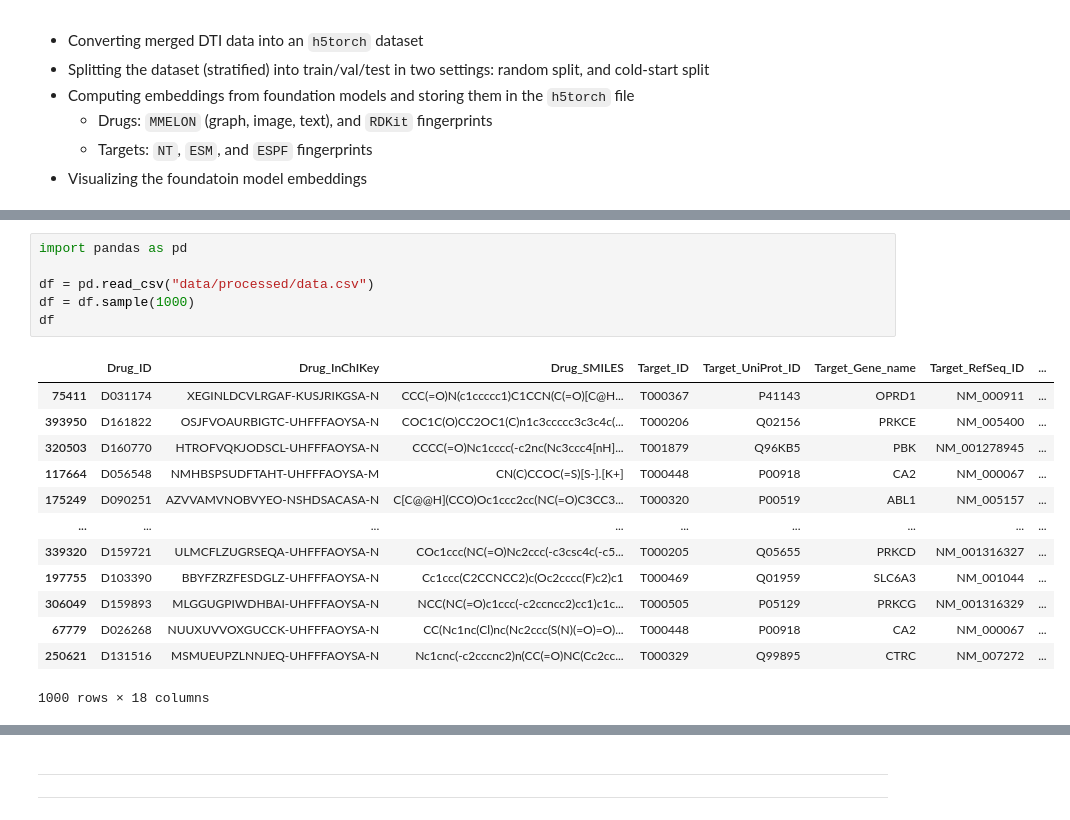
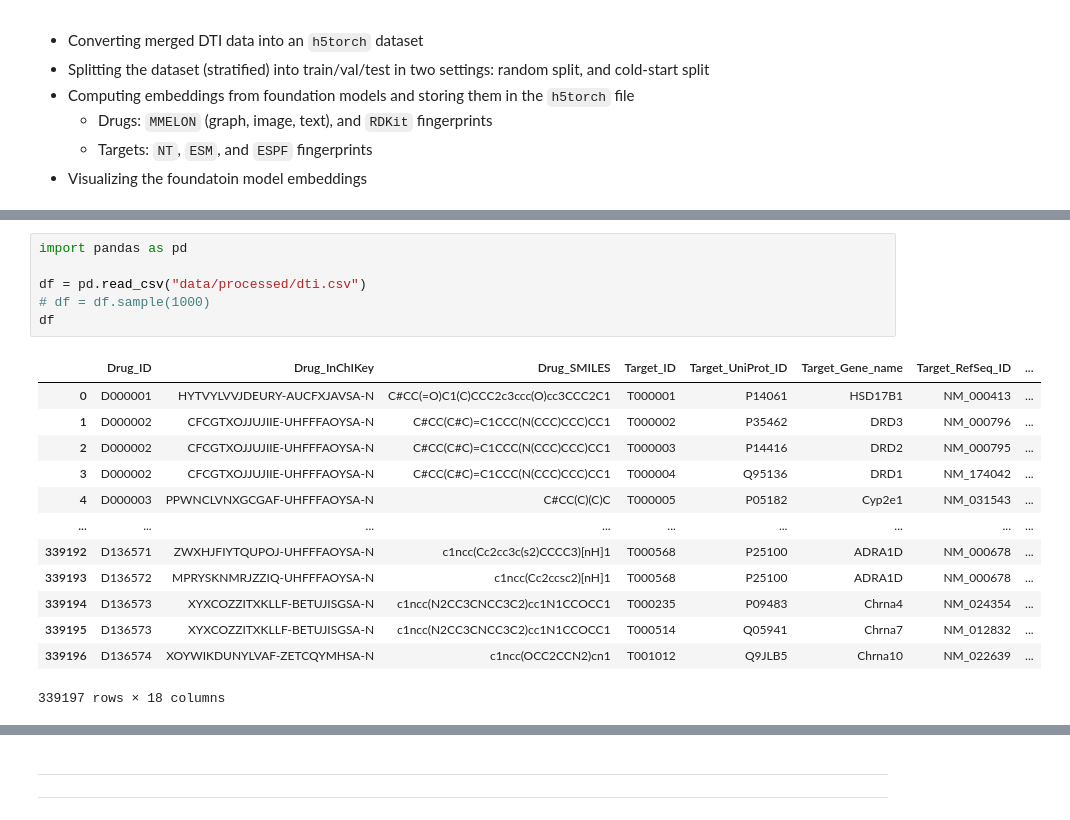
Before and after one commit to robsyc/MB-VAE-DTI, a Jupyter notebook: notebooks/processing.ipynb, the cells around one changed output, grey strips where cells are left out. Cells and saved outputs as stored; diff of their text form.

```diff
--- a/notebooks/processing.ipynb
+++ b/notebooks/processing.ipynb
@@ -13,21 +15,21 @@ from resolve import *
 # %%
 import pandas as pd
 
-df = pd.read_csv("data/processed/data.csv")
-df = df.sample(1000)
+df = pd.read_csv("data/processed/dti.csv")
+# df = df.sample(1000)
 df
 # %% [output]
 |  | Drug_ID | Drug_InChIKey | Drug_SMILES | Target_ID | Target_UniProt_ID | Target_Gene_name | Target_RefSeq_ID | ... |
-| 75411 | D031174 | XEGINLDCVLRGAF-KUSJRIKGSA-N | CCC(=O)N(c1ccccc1)C1CCN(C(=O)[C@H... | T000367 | P41143 | OPRD1 | NM_000911 | ... |
-| 393950 | D161822 | OSJFVOAURBIGTC-UHFFFAOYSA-N | COC1C(O)CC2OC1(C)n1c3ccccc3c3c4c(... | T000206 | Q02156 | PRKCE | NM_005400 | ... |
-| 320503 | D160770 | HTROFVQKJODSCL-UHFFFAOYSA-N | CCCC(=O)Nc1cccc(-c2nc(Nc3ccc4[nH]... | T001879 | Q96KB5 | PBK | NM_001278945 | ... |
-| 117664 | D056548 | NMHBSPSUDFTAHT-UHFFFAOYSA-M | CN(C)CCOC(=S)[S-].[K+] | T000448 | P00918 | CA2 | NM_000067 | ... |
-| 175249 | D090251 | AZVVAMVNOBVYEO-NSHDSACASA-N | C[C@@H](CCO)Oc1ccc2cc(NC(=O)C3CC3... | T000320 | P00519 | ABL1 | NM_005157 | ... |
+| 0 | D000001 | HYTVYLVVJDEURY-AUCFXJAVSA-N | C#CC(=O)C1(C)CCC2c3ccc(O)cc3CCC2C1 | T000001 | P14061 | HSD17B1 | NM_000413 | ... |
+| 1 | D000002 | CFCGTXOJJUJIIE-UHFFFAOYSA-N | C#CC(C#C)=C1CCC(N(CCC)CCC)CC1 | T000002 | P35462 | DRD3 | NM_000796 | ... |
+| 2 | D000002 | CFCGTXOJJUJIIE-UHFFFAOYSA-N | C#CC(C#C)=C1CCC(N(CCC)CCC)CC1 | T000003 | P14416 | DRD2 | NM_000795 | ... |
+| 3 | D000002 | CFCGTXOJJUJIIE-UHFFFAOYSA-N | C#CC(C#C)=C1CCC(N(CCC)CCC)CC1 | T000004 | Q95136 | DRD1 | NM_174042 | ... |
+| 4 | D000003 | PPWNCLVNXGCGAF-UHFFFAOYSA-N | C#CC(C)(C)C | T000005 | P05182 | Cyp2e1 | NM_031543 | ... |
 | ... | ... | ... | ... | ... | ... | ... | ... | ... |
-| 339320 | D159721 | ULMCFLZUGRSEQA-UHFFFAOYSA-N | COc1ccc(NC(=O)Nc2ccc(-c3csc4c(-c5... | T000205 | Q05655 | PRKCD | NM_001316327 | ... |
-| 197755 | D103390 | BBYFZRZFESDGLZ-UHFFFAOYSA-N | Cc1ccc(C2CCNCC2)c(Oc2cccc(F)c2)c1 | T000469 | Q01959 | SLC6A3 | NM_001044 | ... |
-| 306049 | D159893 | MLGGUGPIWDHBAI-UHFFFAOYSA-N | NCC(NC(=O)c1ccc(-c2ccncc2)cc1)c1c... | T000505 | P05129 | PRKCG | NM_001316329 | ... |
-| 67779 | D026268 | NUUXUVVOXGUCCK-UHFFFAOYSA-N | CC(Nc1nc(Cl)nc(Nc2ccc(S(N)(=O)=O)... | T000448 | P00918 | CA2 | NM_000067 | ... |
-| 250621 | D131516 | MSMUEUPZLNNJEQ-UHFFFAOYSA-N | Nc1cnc(-c2cccnc2)n(CC(=O)NC(Cc2cc... | T000329 | Q99895 | CTRC | NM_007272 | ... |
+| 339192 | D136571 | ZWXHJFIYTQUPOJ-UHFFFAOYSA-N | c1ncc(Cc2cc3c(s2)CCCC3)[nH]1 | T000568 | P25100 | ADRA1D | NM_000678 | ... |
+| 339193 | D136572 | MPRYSKNMRJZZIQ-UHFFFAOYSA-N | c1ncc(Cc2ccsc2)[nH]1 | T000568 | P25100 | ADRA1D | NM_000678 | ... |
+| 339194 | D136573 | XYXCOZZITXKLLF-BETUJISGSA-N | c1ncc(N2CC3CNCC3C2)cc1N1CCOCC1 | T000235 | P09483 | Chrna4 | NM_024354 | ... |
+| 339195 | D136573 | XYXCOZZITXKLLF-BETUJISGSA-N | c1ncc(N2CC3CNCC3C2)cc1N1CCOCC1 | T000514 | Q05941 | Chrna7 | NM_012832 | ... |
+| 339196 | D136574 | XOYWIKDUNYLVAF-ZETCQYMHSA-N | c1ncc(OCC2CCN2)cn1 | T001012 | Q9JLB5 | Chrna10 | NM_022639 | ... |
-1000 rows × 18 columns
+339197 rows × 18 columns
 # %%
```
Also changed, not shown: parts of 3 cells of this notebook, 13 other files.
